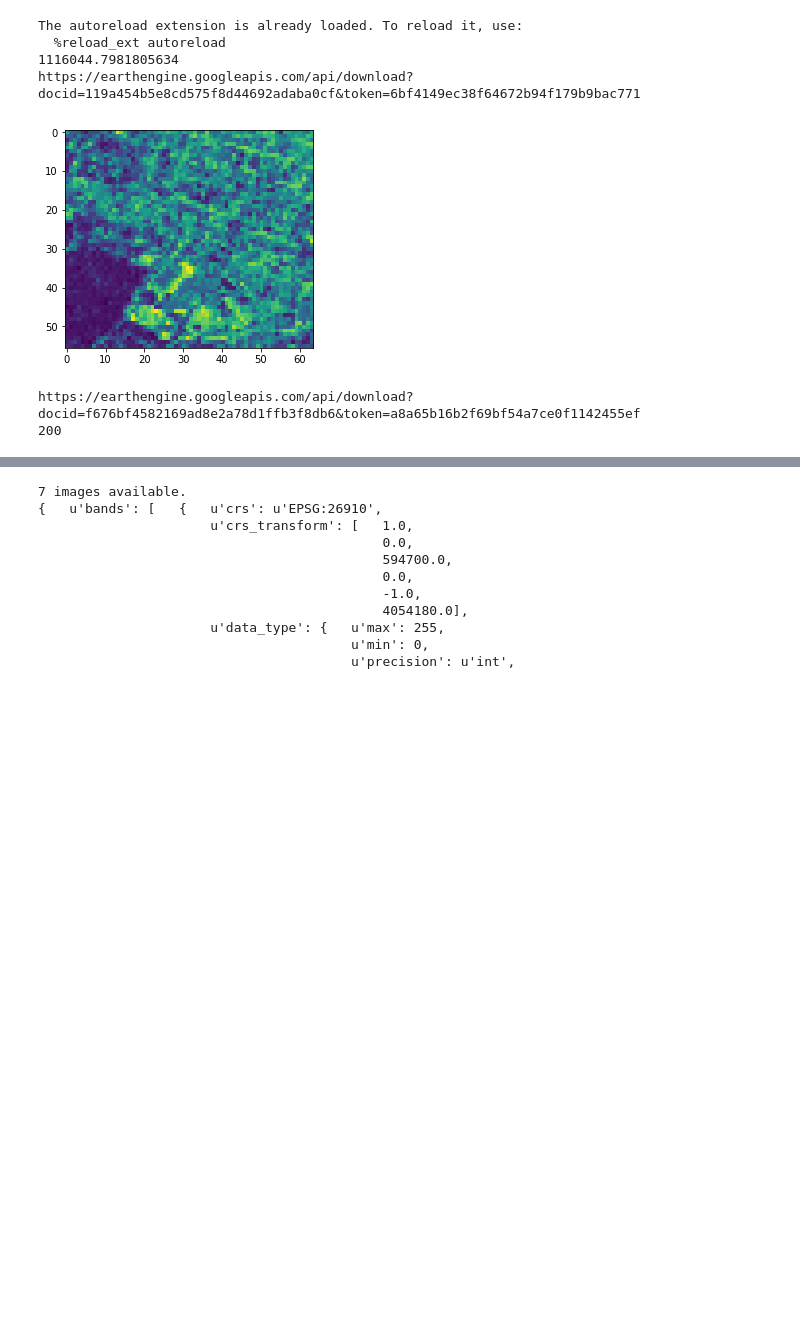
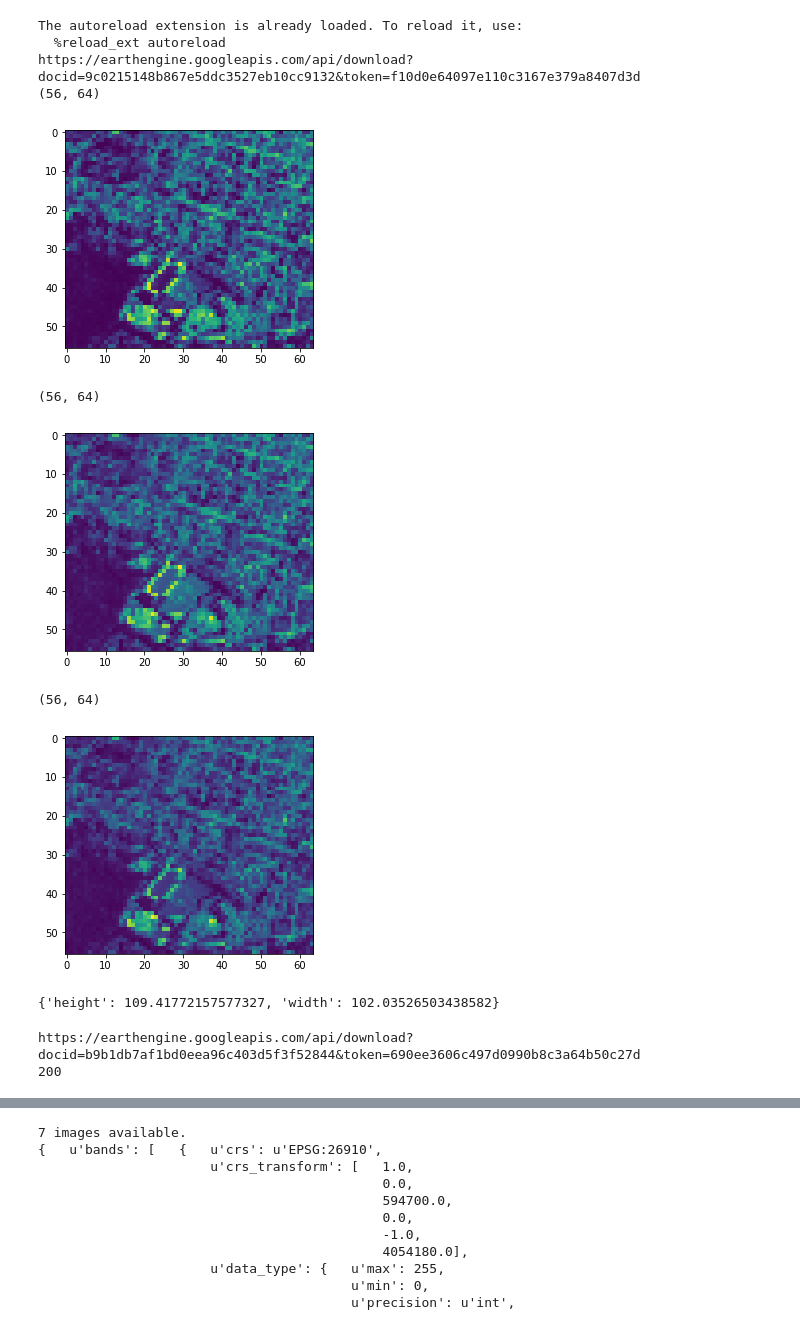
Before and after one commit to jldowns/google_earth_engine_notebook, a Jupyter notebook: notebook/hello_ge.ipynb, the cells around one changed output, grey strips where cells are left out. Cells and saved outputs as stored; diff of their text form; code cells hidden in the pictures; blank space fills up the shorter version.

Commit message:
got rough image size calculator working

```diff
--- a/notebook/hello_ge.ipynb
+++ b/notebook/hello_ge.ipynb
@@ -8,6 +8,7 @@ pp = pprint.PrettyPrinter(indent=4)
 import matplotlib.pyplot as plt
 import matplotlib.image as mpimg
 import ee
+import numpy as np
 
 # import my custom library of helper functions
 from gee_library import *
@@ -21,52 +22,57 @@ california_bounds = bound_geometry(
                         (-121.920505, 36.608979)
                     )
 
 
 maps_collection = ee.ImageCollection('USDA/NAIP/DOQQ')
 
 monterey_images = all_images_at_location(maps_collection, monterey)
 
 # geo = monterey_images.first().geometry().getInfo()['coordinates']
 
 # pp.pprint(monterey_images.first().geometry().area().getInfo())
 
 # [[[x1, y1],
 #  [x2, y2],
 #  [x3, y3],
 #  [x4, y4],
 #  [x5, y5]]] = geo
 
 # xs = [x1,x2,x3,x4,x5]
 # ys = [y1,y2,y3,y4,y5]
 # ul = [min(xs), max(ys)]
 # br = [max(xs), min(ys)]
 
-# california_bounds = bound_geometry(ul, br)
 
-# print california_bounds.convexHull().area().getInfo()
+# available_bands(monterey_images)
 
-pp.pprint(california_bounds.convexHull().area().getInfo())
+tiles = img_at_region(monterey_images, 10, ['R','G','B'], california_bounds)
 
-for z in [20]:
+for t in tiles:
+    img=mpimg.imread(t)
+    print np.array(img).shape
 
-    tiles =  element_to_img(monterey_images.first(), z, ['R'], california_bounds)
-
-    for t in tiles:
-        img=mpimg.imread(t)
-        plt.imshow(img)
-        plt.show()
+    plt.imshow(img)
+    plt.show()
 # %% [output]
 The autoreload extension is already loaded. To reload it, use:
   %reload_ext autoreload
-1116044.7981805634
-https://earthengine.googleapis.com/api/download?docid=119a454b5e8cd575f8d44692adaba0cf&token=6bf4149ec38f64672b94f179b9bac771
+https://earthengine.googleapis.com/api/download?docid=9c0215148b867e5ddc3527eb10cc9132&token=f10d0e64097e110c3167e379a8407d3d
+(56, 64)
-[figure, old version]
+[figure, new version]
+(56, 64)
+[figure, added]
+(56, 64)
+[figure, added]
+# %%
+image_size_at_resolution(california_bounds, 10)
+# %% [output]
+{'height': 109.41772157577327, 'width': 102.03526503438582}
 # %%
 import requests, time
 import StringIO
 
 
-filtered_collection = maps_collection.filterBounds(california_bounds).select('R')
+filtered_collection = maps_collection.filterBounds(california_bounds).select(['R','G'])
 gee_img = filtered_collection.mosaic()
 
 # img_list = monterey_images.select('R').toList(10)
@@ -108,5 +114,5 @@ z.extractall('./tmp')
 # plt.imshow(img)
 # plt.show()
 # %% [output]
-https://earthengine.googleapis.com/api/download?docid=f676bf4582169ad8e2a78d1ffb3f8db6&token=a8a65b16b2f69bf54a7ce0f1142455ef
+https://earthengine.googleapis.com/api/download?docid=b9b1db7af1bd0eea96c403d5f3f52844&token=690ee3606c497d0990b8c3a64b50c27d
 200
```
Also changed, not shown: parts of 2 cells of this notebook, 1 other file.
